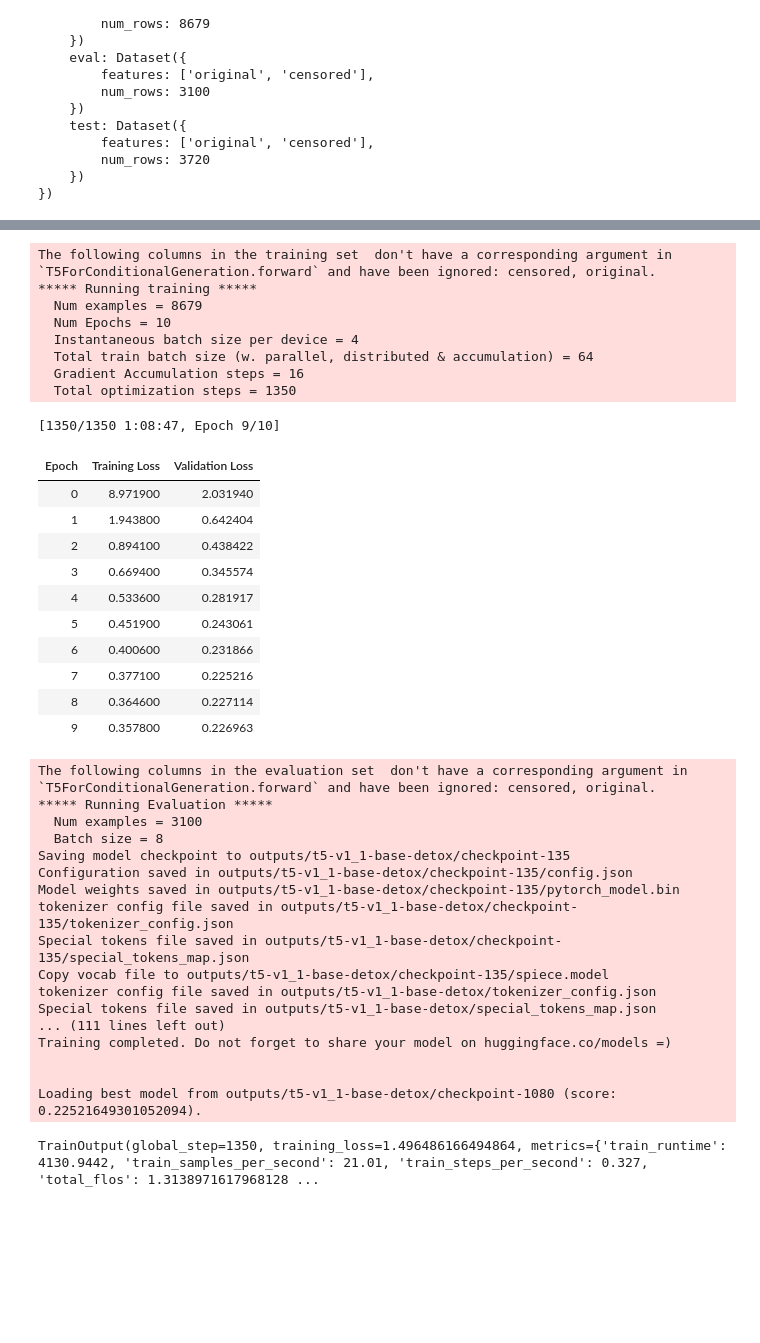
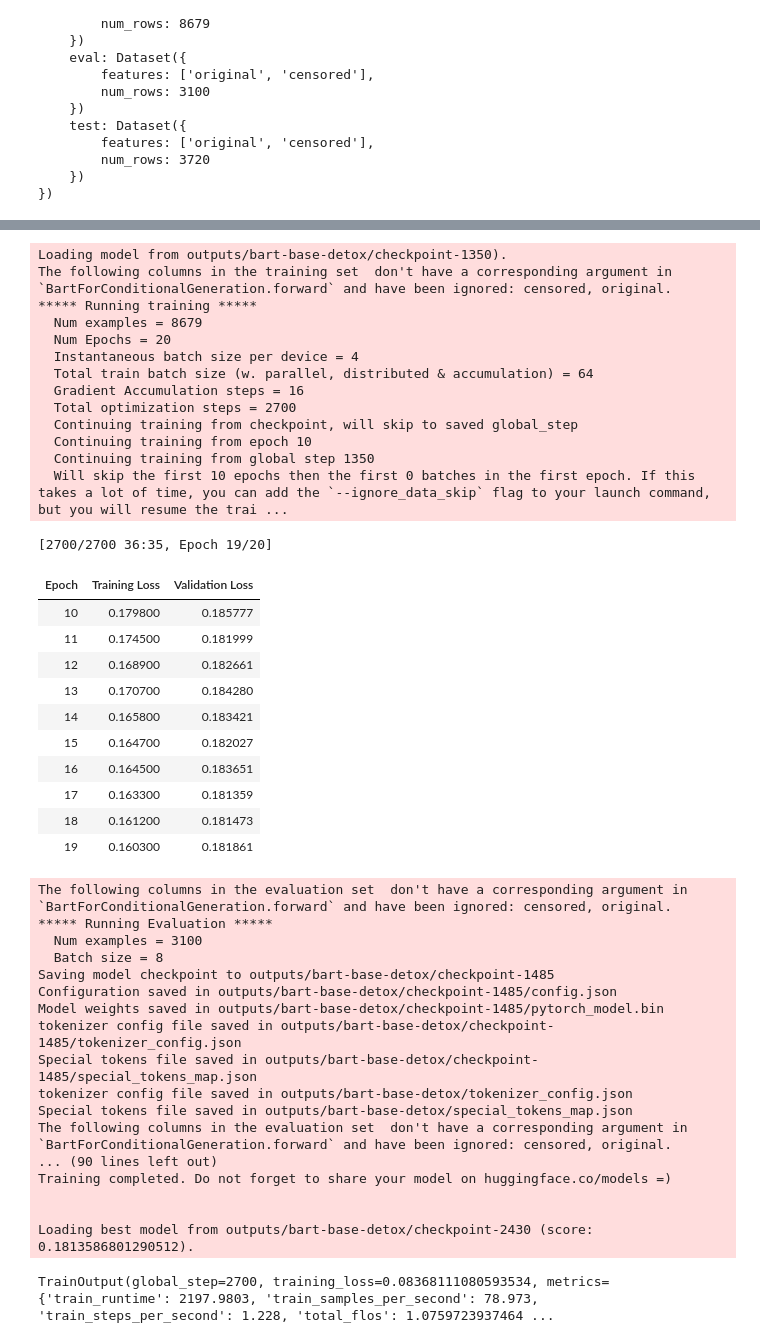
Before and after one commit to Christopher-Zeng/csci544-project, a Jupyter notebook: sentence-detox.ipynb, the cells around one changed output, grey strips where cells are left out. Cells and saved outputs as stored; diff of their text form; code cells hidden in the pictures; blank space fills up the shorter version.

Commit message:
Updated with evaluation pipeline.

```diff
--- a/sentence-detox.ipynb
+++ b/sentence-detox.ipynb
@@ -11,7 +11,7 @@ dataset_dict = dataset.train_test_split(test_size=2 / 10, seed=42)
 dataset_dict = DatasetDict(
     {
         "eval": dataset_dict["test"],
-        **dataset_dict["train"].train_test_split(test_size=3 / 10, seed=42),
+        **dataset_dict["train"].train_test_split(test_size=3 / 8, seed=42),
     }
 )
 
@@ -75,8 +75,8 @@ def get_traning_args(model_name):
     return Seq2SeqTrainingArguments(
         output_dir="outputs/" + model_name + "-detox",
         overwrite_output_dir=True,
-        num_train_epochs=10,
-        learning_rate=1e-4,
+        num_train_epochs=20,
+        learning_rate=1e-5,
         per_device_train_batch_size=4,
         gradient_accumulation_steps=16,
         eval_accumulation_steps=128,
@@ -99,7 +99,7 @@ def get_traning_args(model_name):
         hub_token=secrets["hub_token_write"],
     )
 # %%
-model_name = "google/t5-v1_1-base"
+model_name = "facebook/bart-base"
 
 from transformers import (
     AutoModelForSeq2SeqLM,
@@ -142,45 +142,50 @@ Cloning https://huggingface.co/ChrisZeng/t5-v1_1-base-detox into local empty dir
 Using amp half precision backend
 # %%
-trainer.train()
+trainer.train(resume_from_checkpoint=True)
 # %% [output]
-The following columns in the training set  don't have a corresponding argument in `T5ForConditionalGeneration.forward` and have been ignored: censored, original.
+Loading model from outputs/bart-base-detox/checkpoint-1350).
+The following columns in the training set  don't have a corresponding argument in `BartForConditionalGeneration.forward` and have been ignored: censored, original.
 ***** Running training *****
   Num examples = 8679
-  Num Epochs = 10
+  Num Epochs = 20
   Instantaneous batch size per device = 4
   Total train batch size (w. parallel, distributed & accumulation) = 64
   Gradient Accumulation steps = 16
-  Total optimization steps = 1350
+  Total optimization steps = 2700
+  Continuing training from checkpoint, will skip to saved global_step
+  Continuing training from epoch 10
+  Continuing training from global step 1350
+  Will skip the first 10 epochs then the first 0 batches in the first epoch. If this takes a lot of time, you can add the `--ignore_data_skip` flag to your launch command, but you will resume the trai ...
-[1350/1350 1:08:47, Epoch 9/10]
+[2700/2700 36:35, Epoch 19/20]
 | Epoch | Training Loss | Validation Loss |
-| 0 | 8.971900 | 2.031940 |
-| 1 | 1.943800 | 0.642404 |
-| 2 | 0.894100 | 0.438422 |
-| 3 | 0.669400 | 0.345574 |
-| 4 | 0.533600 | 0.281917 |
-| 5 | 0.451900 | 0.243061 |
-| 6 | 0.400600 | 0.231866 |
-| 7 | 0.377100 | 0.225216 |
-| 8 | 0.364600 | 0.227114 |
-| 9 | 0.357800 | 0.226963 |
+| 10 | 0.179800 | 0.185777 |
+| 11 | 0.174500 | 0.181999 |
+| 12 | 0.168900 | 0.182661 |
+| 13 | 0.170700 | 0.184280 |
+| 14 | 0.165800 | 0.183421 |
+| 15 | 0.164700 | 0.182027 |
+| 16 | 0.164500 | 0.183651 |
+| 17 | 0.163300 | 0.181359 |
+| 18 | 0.161200 | 0.181473 |
+| 19 | 0.160300 | 0.181861 |
-The following columns in the evaluation set  don't have a corresponding argument in `T5ForConditionalGeneration.forward` and have been ignored: censored, original.
+The following columns in the evaluation set  don't have a corresponding argument in `BartForConditionalGeneration.forward` and have been ignored: censored, original.
 ***** Running Evaluation *****
   Num examples = 3100
   Batch size = 8
-Saving model checkpoint to outputs/t5-v1_1-base-detox/checkpoint-135
-Configuration saved in outputs/t5-v1_1-base-detox/checkpoint-135/config.json
-Model weights saved in outputs/t5-v1_1-base-detox/checkpoint-135/pytorch_model.bin
-tokenizer config file saved in outputs/t5-v1_1-base-detox/checkpoint-135/tokenizer_config.json
-Special tokens file saved in outputs/t5-v1_1-base-detox/checkpoint-135/special_tokens_map.json
-Copy vocab file to outputs/t5-v1_1-base-detox/checkpoint-135/spiece.model
-tokenizer config file saved in outputs/t5-v1_1-base-detox/tokenizer_config.json
-Special tokens file saved in outputs/t5-v1_1-base-detox/special_tokens_map.json
-... (111 lines left out)
+Saving model checkpoint to outputs/bart-base-detox/checkpoint-1485
+Configuration saved in outputs/bart-base-detox/checkpoint-1485/config.json
+Model weights saved in outputs/bart-base-detox/checkpoint-1485/pytorch_model.bin
+tokenizer config file saved in outputs/bart-base-detox/checkpoint-1485/tokenizer_config.json
+Special tokens file saved in outputs/bart-base-detox/checkpoint-1485/special_tokens_map.json
+tokenizer config file saved in outputs/bart-base-detox/tokenizer_config.json
+Special tokens file saved in outputs/bart-base-detox/special_tokens_map.json
+The following columns in the evaluation set  don't have a corresponding argument in `BartForConditionalGeneration.forward` and have been ignored: censored, original.
+... (90 lines left out)
 Training completed. Do not forget to share your model on huggingface.co/models =)
 
 
-Loading best model from outputs/t5-v1_1-base-detox/checkpoint-1080 (score: 0.22521649301052094).
+Loading best model from outputs/bart-base-detox/checkpoint-2430 (score: 0.1813586801290512).
-TrainOutput(global_step=1350, training_loss=1.496486166494864, metrics={'train_runtime': 4130.9442, 'train_samples_per_second': 21.01, 'train_steps_per_second': 0.327, 'total_flos': 1.3138971617968128 ...
+TrainOutput(global_step=2700, training_loss=0.08368111080593534, metrics={'train_runtime': 2197.9803, 'train_samples_per_second': 78.973, 'train_steps_per_second': 1.228, 'total_flos': 1.0759723937464 ...
 # %%
 trainer.save_model()
 del trainer
```
Also changed, not shown: parts of 4 cells of this notebook, 3 other files.
